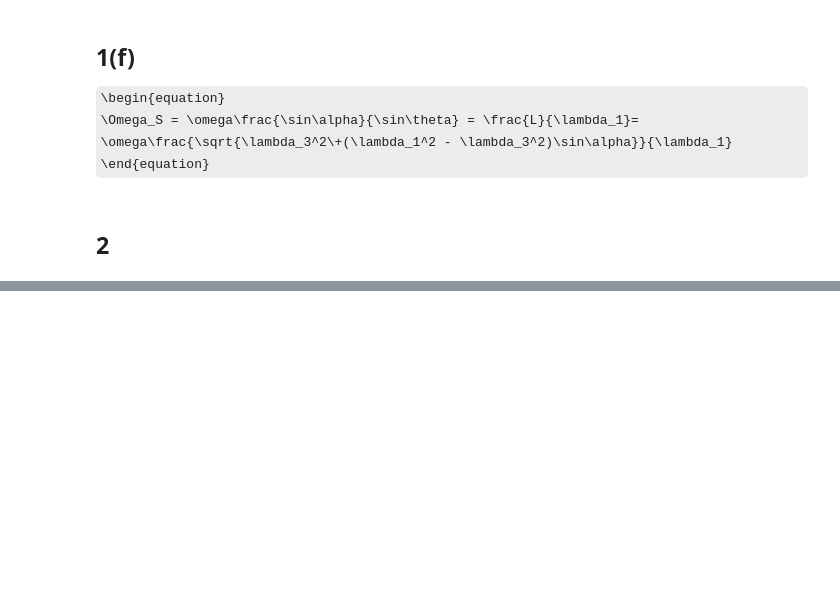
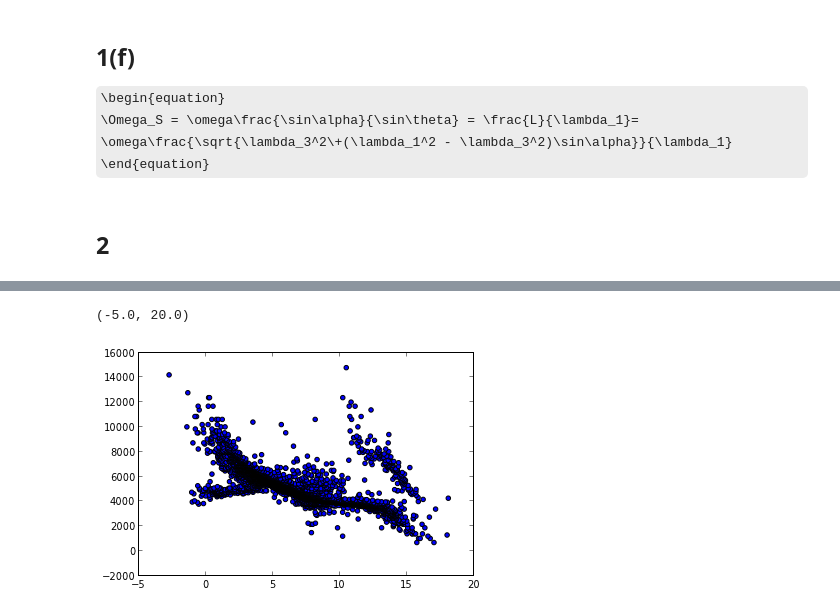
Before and after one commit to gjing/PHYS202-S13, a Jupyter notebook: Week3/GraphicsEx2.ipynb, the cells around one changed output, grey strips where cells are left out. Saved outputs shown, nothing was run; the diff lists cells and outputs as text; code cells hidden in the pictures; some formulas as TeX source; blank space fills up the shorter version.

```diff
--- a/Week3/GraphicsEx2.ipynb
+++ b/Week3/GraphicsEx2.ipynb
@@ -55,0 +96,10 @@ legend()
+# %%
+data = loadtxt("stars.txt",float)
+x = data[:,0]
+y = data[:,1]
+# %%
+scatter(y,x)
+xlim()
+# %% [output]
+(-5.0, 20.0)
+[figure, added]
```
Also changed, not shown: parts of 7 cells of this notebook, 3 other files.
